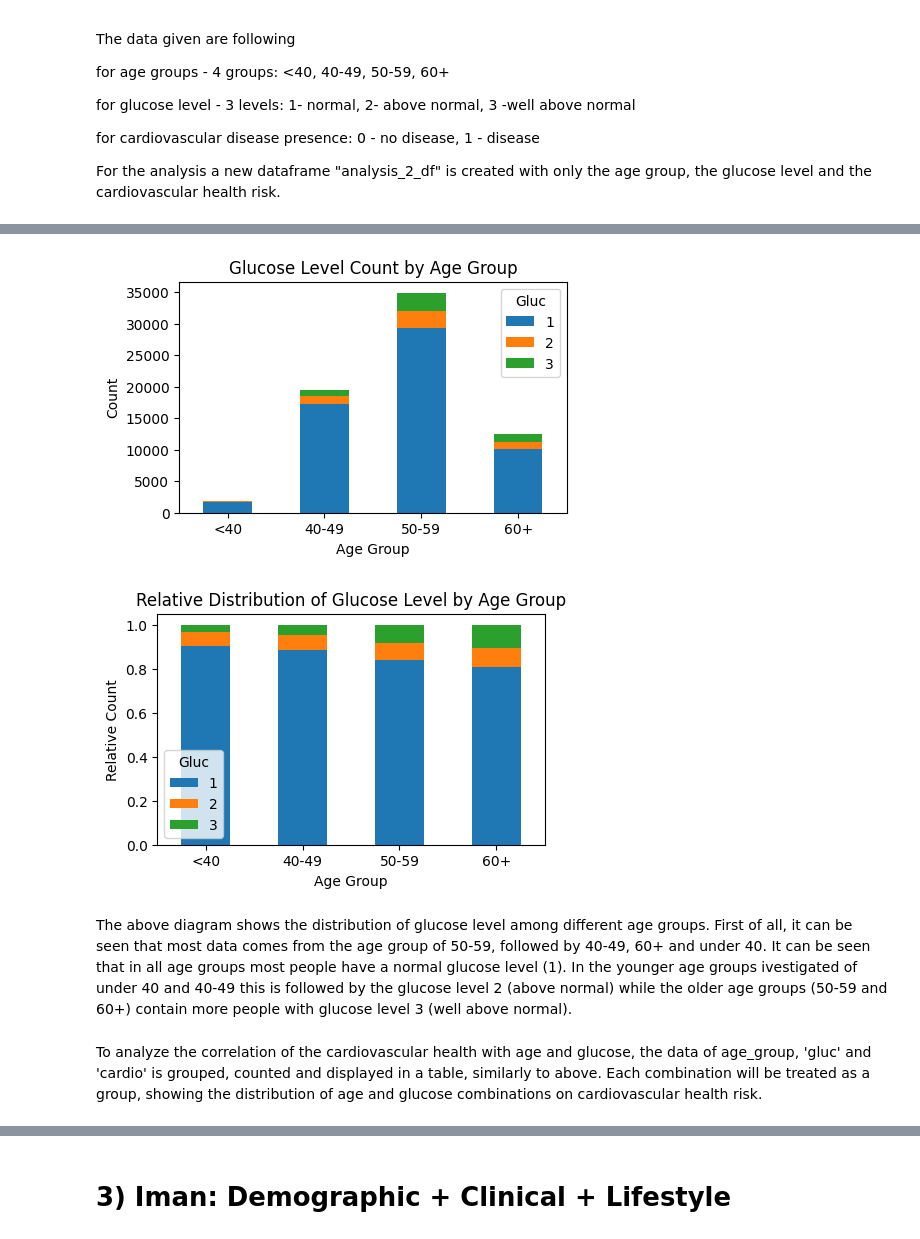
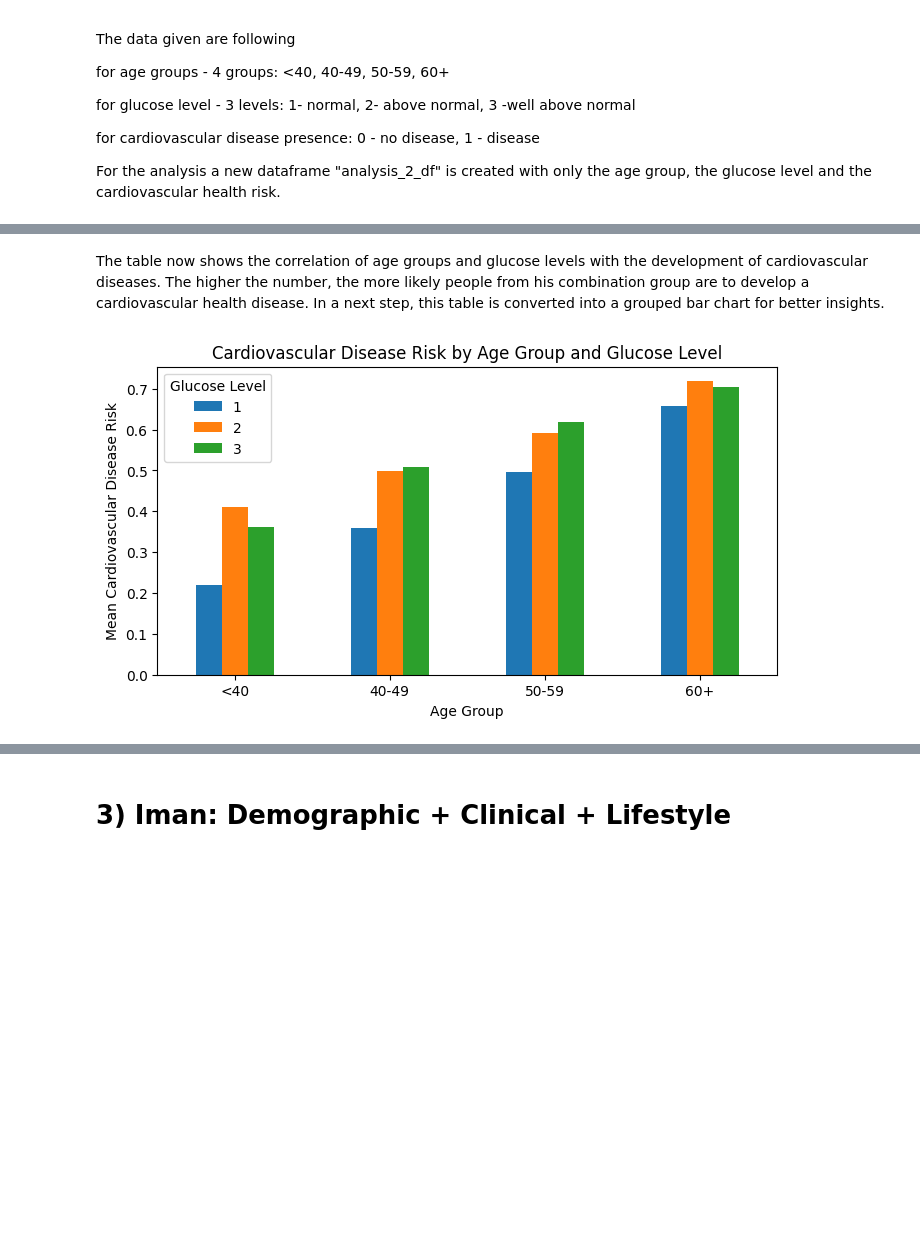
Before and after one commit to monikabuss/ISYS5002-2024-semester2, a Jupyter notebook: Code_Development_Colab.ipynb, the cells around one changed output, grey strips where cells are left out. Saved outputs shown, nothing was run; the diff lists cells and outputs as text; code cells hidden in the pictures; blank space fills up the shorter version.

```diff
--- a/Code_Development_Colab.ipynb
+++ b/Code_Development_Colab.ipynb
@@ -469,7 +466,7 @@ The maximum value as mentioned earlier is 370 in athletes.
 # %%
 # Defining range for systolic blood pressure
 sys_min_value = 59   # systolic min value
-sys_max_value = 370  # systolic max value
+sys_max_value = 250  # systolic max value
 
 # Filter the DataFrame to keep only rows where 'ap_hi' is within the range
 med_ex_df = med_ex_df[(med_ex_df['ap_hi'] > sys_min_value) & (med_ex_df['ap_hi'] < sys_max_value)]
@@ -496,7 +488,7 @@ Now we do the same with the diastolic blood pressure, filtering according to the
 # %%
 #defining range for diastolic blood pressure
 dia_min_value = 39   # diastolic min value
-dia_max_value = 360  # diastolic max value
+dia_max_value = 160  # diastolic max value
 
 # Filter the DataFrame to keep only rows where 'ap_lo' is within the range
 med_ex_df = med_ex_df[(med_ex_df['ap_lo'] > dia_min_value) & (med_ex_df['ap_lo'] < dia_max_value)]
@@ -815,22 +785,0 @@ Something went wrong here because the max for "stage 1" is 200 for ap_hi and 190
-# %%
-#from gen ai usage -1
-#convert the blood pressure value into categories for better comprehension in the analysis
-
-for index, row in med_ex_df.iterrows():
-    if row['ap_hi'] < 90 and row['ap_lo'] < 60:
-        med_ex_df.at[index, 'blood_pressure_category'] = 'Low'
-    elif 90 <= row['ap_hi'] < 120 and 60 <= row['ap_lo'] < 80:
-        med_ex_df.at[index, 'blood_pressure_category'] = 'Normal'
-    elif 120 <= row['ap_hi'] < 130 and row['ap_lo'] < 80:
-        med_ex_df.at[index, 'blood_pressure_category'] = 'Elevated'
-    elif (130 <= row['ap_hi'] < 140):
-        med_ex_df.at[index, 'blood_pressure_category'] = 'High blood pressure stage 1'
-    elif (80 <= row['ap_lo'] < 90):
-       med_ex_df.at[index, 'blood_pressure_category'] = 'High blood pressure stage 1'
-    elif (140 <= row['ap_hi'] < 180) or (90 <= row['ap_lo'] < 120):
-        med_ex_df.at[index, 'blood_pressure_category'] = 'High blood pressure stage 2'
-    elif row['ap_hi'] >= 180 or row['ap_lo'] >= 120:
-        med_ex_df.at[index, 'blood_pressure_category'] = 'Hypertensive crisis'
-
-#display the first 10 rows to check
-med_ex_df.head(10)
@@ -1025,0 +1108,4 @@ The results are visualized in two bar charts:
+# %%
+# Pivot table for better visualization
+pivot_table = pd.pivot_table(analysis_2_df, values='cardio', index='age_group', columns='gluc', aggfunc='mean')
+pivot_table
@@ -1026,31 +1119,13 @@ The results are visualized in two bar charts:
+# %% [markdown]
+The table now shows the correlation of age groups and glucose levels with the development of cardiovascular diseases. The higher the number, the more likely people from his combination group are to develop a cardiovascular health disease. In a next step, this table is converted into a grouped bar chart for better insights.
 # %%
-# Create a stacked bar chart
-age_group_gluc_counts.plot(kind='bar', stacked=True, figsize=(5, 3))
-plt.title('Glucose Level Count by Age Group')
+# Plotting the pivot table
+pivot_table.plot(kind='bar', figsize=(8, 4))
+plt.title('Cardiovascular Disease Risk by Age Group and Glucose Level')
 plt.xlabel('Age Group')
-plt.ylabel('Count')
-plt.xticks(rotation=0)
-plt.legend(title='Gluc')
-
-# Display the plot
+plt.ylabel('Mean Cardiovascular Disease Risk')
+plt.xticks(rotation=0)  # Rotate x-axis labels for better readability
+plt.legend(title='Glucose Level')
 plt.show()
 # %% [output]
-[figure, old version]
+[figure, new version]
-# %%
-# Create a stacked bar chart
-age_group_gluc_relative.plot(kind='bar', stacked=True, figsize=(5, 3))
-plt.title('Relative Distribution of Glucose Level by Age Group')
-plt.xlabel('Age Group')
-plt.ylabel('Relative Count')
-plt.xticks(rotation=0)
-plt.legend(title='Gluc')
-
-# Display the plot
-plt.show()
-# %% [output]
-[figure, removed]
-# %% [markdown]
-The above diagram shows the distribution of glucose level among different age groups. First of all, it can be seen that most data comes from the age group of 50-59, followed by 40-49, 60+ and under 40.
-It can be seen that in all age groups most people have a normal glucose level (1). In the younger age groups ivestigated of under 40 and 40-49 this is followed by the glucose level 2 (above normal) while the older age groups (50-59 and 60+) contain more people with glucose level 3 (well above normal).
-# %% [markdown]
-To analyze the correlation of the cardiovascular health with age and glucose,  the data of age_group, 'gluc' and 'cardio' is grouped, counted and displayed in a table, similarly to above. Each combination will be treated as a group, showing the distribution of age and glucose combinations on cardiovascular health risk.
```
Also changed, not shown: parts of 72 cells of this notebook.
